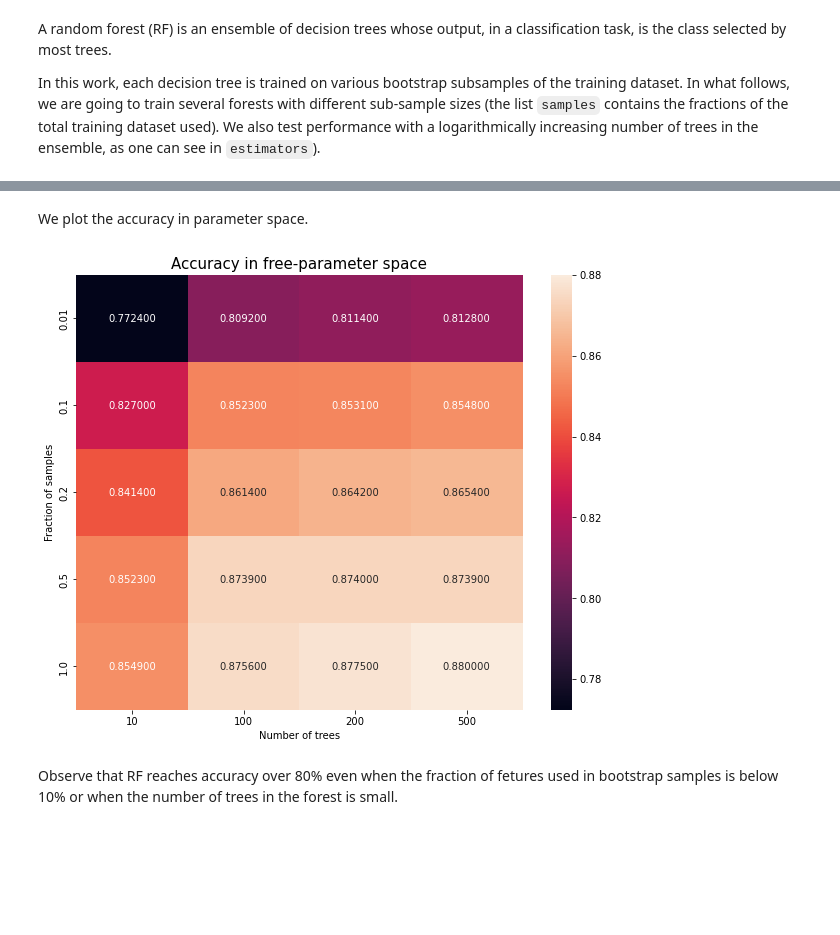
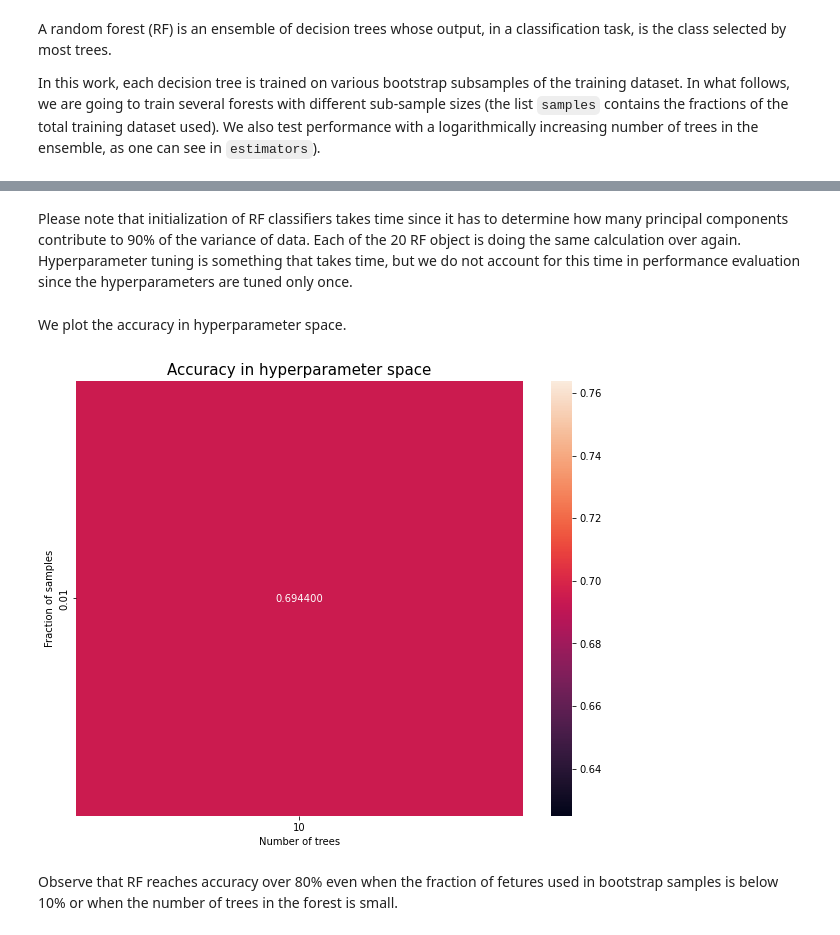
Before and after one commit to VLTSML26/cnn-randomforest, a Jupyter notebook: notebook.ipynb, the cells around one changed output, grey strips where cells are left out. Cells and saved outputs as stored; diff of their text form; code cells hidden in the pictures; blank space fills up the shorter version.

```diff
--- a/notebook.ipynb
+++ b/notebook.ipynb
@@ -97,6 +98,6 @@ A random forest (RF) is an ensemble of decision trees whose output, in a classif
 
 In this work, each decision tree is trained on various bootstrap subsamples of the training dataset. In what follows, we are going to train several forests with different sub-sample sizes (the list `samples` contains the fractions of the total training dataset used). We also test performance with a logarithmically increasing number of trees in the ensemble, as one can see in `estimators`).
 # %%
-estimators = [10, 100, 200, 500]
-samples = [0.01, 0.1, 0.2, 0.5, 1.]
+estimators = [10]#, 100, 200, 500]
+samples = [0.01]#, 0.1, 0.2, 0.5, 1.]
 # %% [markdown]
@@ -110,4 +111,4 @@ config_rf_dicts = [{
     'max_samples': float(max_samples)
 } for n_estimators, max_samples in config_tuple]
 # %%
-rfs = [RandomForest(keras.datasets.fashion_mnist, config) for config in config_rf_dicts]
+%time rfs = [RandomForest(keras.datasets.fashion_mnist, config, pca_percent=0.9) for config in config_rf_dicts]
@@ -114,23 +118,25 @@ rfs = [RandomForest(keras.datasets.fashion_mnist, config) for config in config_r
+# %% [markdown]
+Please note that initialization of RF classifiers takes time since it has to determine how many principal components contribute to 90% of the variance of data. Each of the 20 RF object is doing the same calculation over again. Hyperparameter tuning is something that takes time, but we do not account for this time in performance evaluation since the hyperparameters are tuned only once.
 # %%
 rf_scores = [rf.evaluate() for rf in rfs]
 # %% [markdown]
-We plot the accuracy in parameter space.
+We plot the accuracy in hyperparameter space.
 # %%
 score_dict = {}
 plotting_tuple = product(estimators, samples)
 for (score, (n_estimators, max_samples)) in zip(rf_scores, plotting_tuple):#: (n_estimators, max_samples)
     _, acc, _ = score
     score_dict[(n_estimators, max_samples)] = acc
 df = pd.DataFrame.from_dict(score_dict, orient='index', columns=['Accuracy'])
 df.index = pd.MultiIndex.from_tuples(df.index)
 df2 = df.reset_index().rename(columns={'level_0': 'Number of trees', 'level_1': 'Fraction of samples'}).pivot(columns='Number of trees',index='Fraction of samples',values='Accuracy')
 import seaborn as sns
 fig, ax = plt.subplots(figsize=(10, 8))
-ax.set_title('Accuracy in free-parameter space', size=15)
+ax.set_title('Accuracy in hyperparameter space', size=15)
 sns.heatmap(df2, annot=True, fmt='f', ax=ax)
 plt.show()
 # %% [output]
-[figure, old version]
+[figure, new version]
 # %% [markdown]
 Observe that RF reaches accuracy over 80% even when the fraction of fetures used in bootstrap samples is below 10% or when the number of trees in the forest is small.
 # %% [markdown]
```
Also changed, not shown: parts of 5 cells of this notebook.
